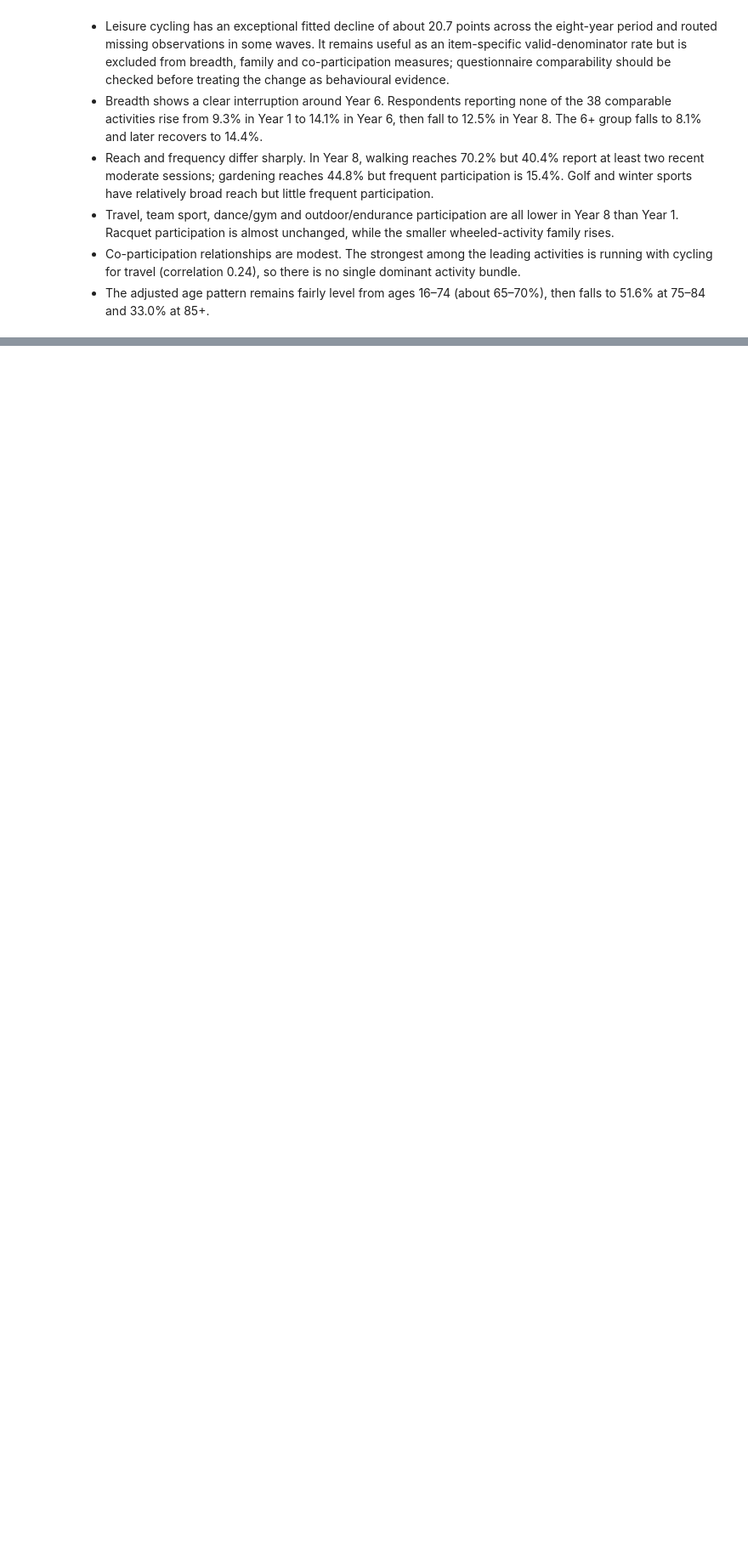
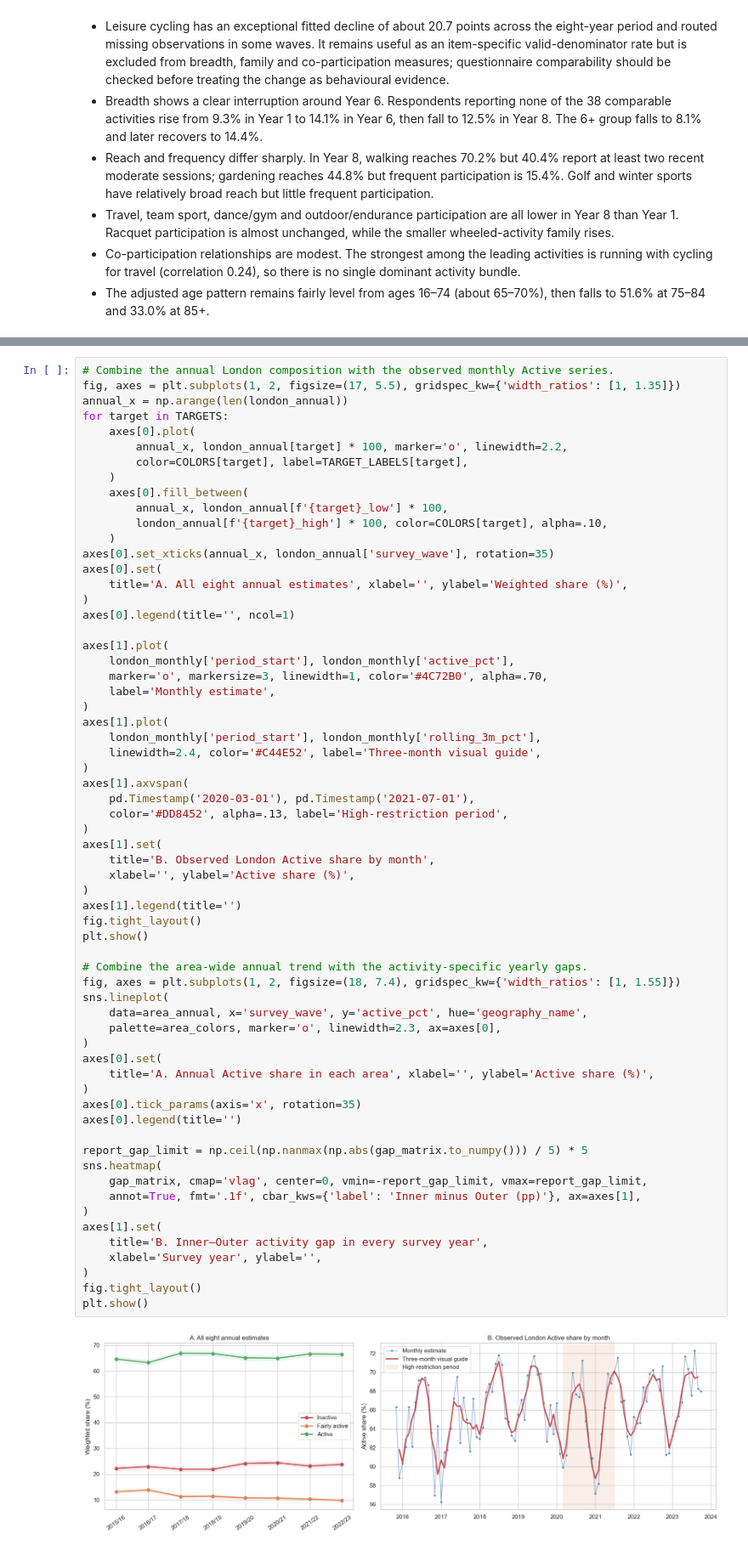
Before and after one commit to YifengMao666/London-Sport2-Group20, a Jupyter notebook: Yifeng Mao/Q1/physical_activity_analysis/02a_multilevel_descriptive_analysis.ipynb, the cells around one changed output, grey strips where cells are left out. Shown at 85% size. Saved outputs shown, nothing was run; the diff lists cells and outputs as text; blank space fills up the shorter version.

```diff
--- a/Yifeng Mao/Q1/physical_activity_analysis/02a_multilevel_descriptive_analysis.ipynb
+++ b/Yifeng Mao/Q1/physical_activity_analysis/02a_multilevel_descriptive_analysis.ipynb
@@ -1241,0 +1246,65 @@ display(adjusted_age_probability.round(3))
+# %%
+# Combine the annual London composition with the observed monthly Active series.
+fig, axes = plt.subplots(1, 2, figsize=(17, 5.5), gridspec_kw={'width_ratios': [1, 1.35]})
+annual_x = np.arange(len(london_annual))
+for target in TARGETS:
+    axes[0].plot(
+        annual_x, london_annual[target] * 100, marker='o', linewidth=2.2,
+        color=COLORS[target], label=TARGET_LABELS[target],
+    )
+    axes[0].fill_between(
+        annual_x, london_annual[f'{target}_low'] * 100,
+        london_annual[f'{target}_high'] * 100, color=COLORS[target], alpha=.10,
+    )
+axes[0].set_xticks(annual_x, london_annual['survey_wave'], rotation=35)
+axes[0].set(
+    title='A. All eight annual estimates', xlabel='', ylabel='Weighted share (%)',
+)
+axes[0].legend(title='', ncol=1)
+
+axes[1].plot(
+    london_monthly['period_start'], london_monthly['active_pct'],
+    marker='o', markersize=3, linewidth=1, color='#4C72B0', alpha=.70,
+    label='Monthly estimate',
+)
+axes[1].plot(
+    london_monthly['period_start'], london_monthly['rolling_3m_pct'],
+    linewidth=2.4, color='#C44E52', label='Three-month visual guide',
+)
+axes[1].axvspan(
+    pd.Timestamp('2020-03-01'), pd.Timestamp('2021-07-01'),
+    color='#DD8452', alpha=.13, label='High-restriction period',
+)
+axes[1].set(
+    title='B. Observed London Active share by month',
+    xlabel='', ylabel='Active share (%)',
+)
+axes[1].legend(title='')
+fig.tight_layout()
+plt.show()
+
+# Combine the area-wide annual trend with the activity-specific yearly gaps.
+fig, axes = plt.subplots(1, 2, figsize=(18, 7.4), gridspec_kw={'width_ratios': [1, 1.55]})
+sns.lineplot(
+    data=area_annual, x='survey_wave', y='active_pct', hue='geography_name',
+    palette=area_colors, marker='o', linewidth=2.3, ax=axes[0],
+)
+axes[0].set(
+    title='A. Annual Active share in each area', xlabel='', ylabel='Active share (%)',
+)
+axes[0].tick_params(axis='x', rotation=35)
+axes[0].legend(title='')
+
+report_gap_limit = np.ceil(np.nanmax(np.abs(gap_matrix.to_numpy())) / 5) * 5
+sns.heatmap(
+    gap_matrix, cmap='vlag', center=0, vmin=-report_gap_limit, vmax=report_gap_limit,
+    annot=True, fmt='.1f', cbar_kws={'label': 'Inner minus Outer (pp)'}, ax=axes[1],
+)
+axes[1].set(
+    title='B. Inner–Outer activity gap in every survey year',
+    xlabel='Survey year', ylabel='',
+)
+fig.tight_layout()
+plt.show()
+# %% [output]
+[figure, added]
```
Also changed, not shown: parts of 3 cells of this notebook, 2 other files.
